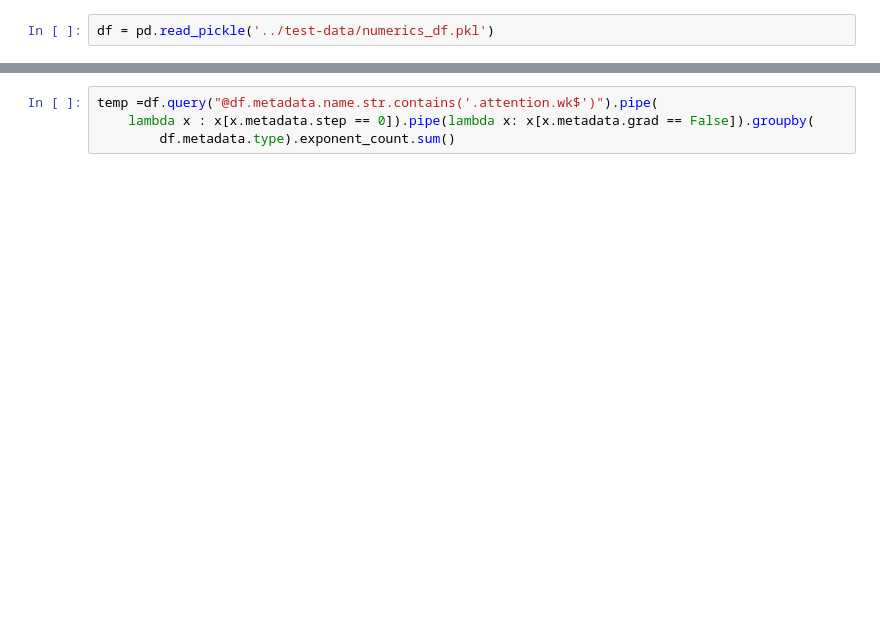
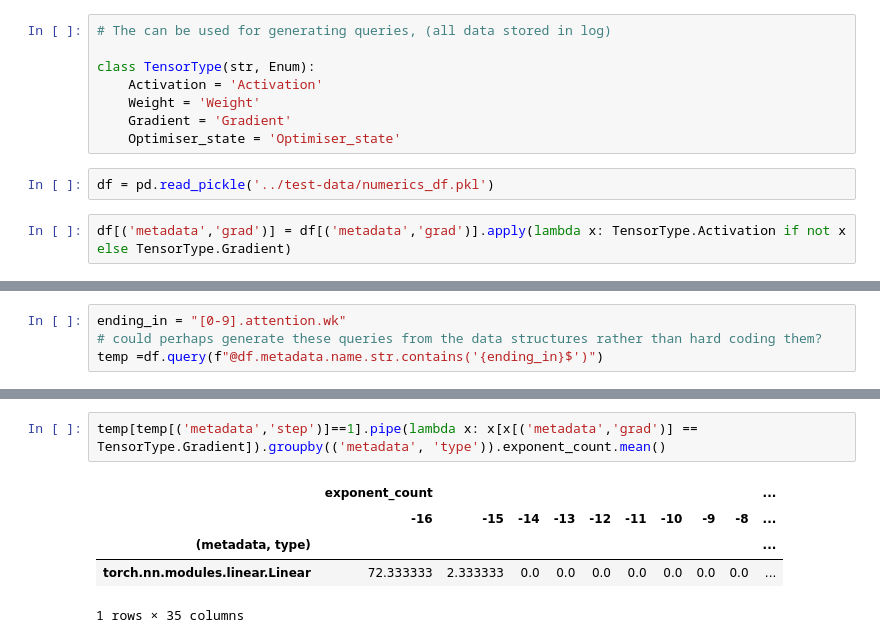
Before and after one commit to graphcore-research/track-and-visualize, a Jupyter notebook: notebooks/data-exploration.ipynb, the cells around one changed output, grey strips where cells are left out. Drawn from its saved outputs; the diff is of its cells as text; blank space fills up the shorter version.

Commit message:
added second plot which sum a single layer name(via regex) across module type and divides by the total count

```diff
--- a/notebooks/data-exploration.ipynb
+++ b/notebooks/data-exploration.ipynb
@@ -5,2 +21,12 @@ import numpy as np
+# %%
+# The can be used for generating queries, (all data stored in log)
+
+class TensorType(str, Enum):
+    Activation = 'Activation'
+    Weight = 'Weight'
+    Gradient = 'Gradient'
+    Optimiser_state = 'Optimiser_state'
 # %%
 df = pd.read_pickle('../test-data/numerics_df.pkl')
+# %%
+df[('metadata','grad')] = df[('metadata','grad')].apply(lambda x: TensorType.Activation if not x else TensorType.Gradient)
@@ -76,0 +228,4 @@ def plot_single_layer_temporal_heat_map(
+# %%
+ending_in = "[0-9].attention.wk"
+# could perhaps generate these queries from the data structures rather than hard coding them?
+temp =df.query(f"@df.metadata.name.str.contains('{ending_in}$')")
@@ -77,5 +239,9 @@ def plot_single_layer_temporal_heat_map(
 # %%
-temp =df.query("@df.metadata.name.str.contains('.attention.wk$')").pipe(
-    lambda x : x[x.metadata.step == 0]).pipe(lambda x: x[x.metadata.grad == False]).groupby(
-        df.metadata.type).exponent_count.sum()
+temp[temp[('metadata','step')]==1].pipe(lambda x: x[x[('metadata','grad')] == TensorType.Gradient]).groupby(('metadata', 'type')).exponent_count.mean()
+# %% [output]
+|  | exponent_count |  |  |  |  |  |  |  |  | ... |
+|  | -16 | -15 | -14 | -13 | -12 | -11 | -10 | -9 | -8 | ... |
+| (metadata, type) |  |  |  |  |  |  |  |  |  | ... |
+| torch.nn.modules.linear.Linear | 72.333333 | 2.333333 | 0.0 | 0.0 | 0.0 | 0.0 | 0.0 | 0.0 | 0.0 | ... |
+1 rows × 35 columns
 # %%
```
Also changed, not shown: parts of 10 cells of this notebook, 3 other files.
